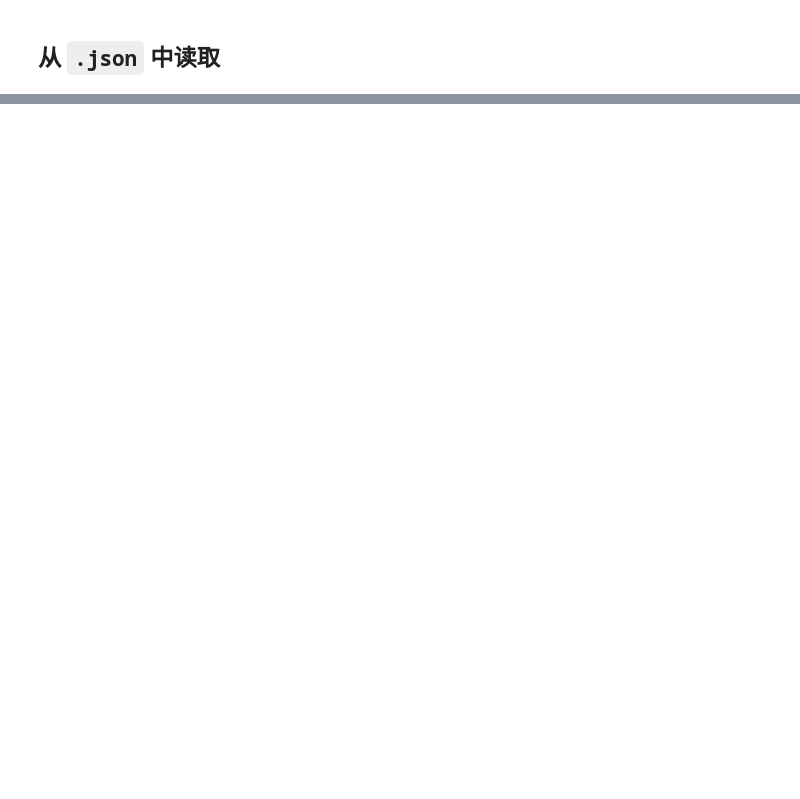
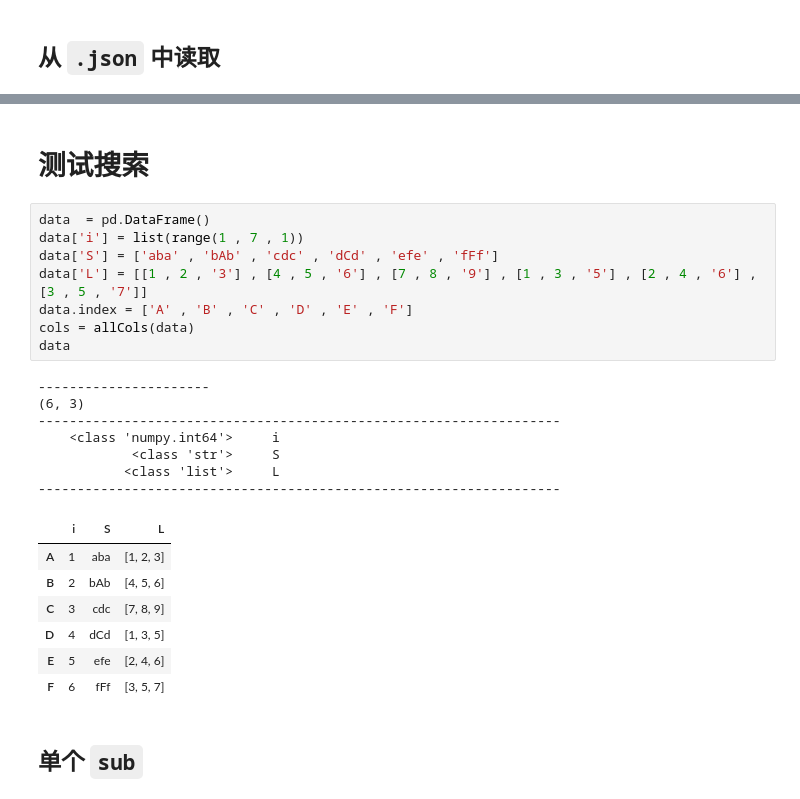
Before and after one commit to haitao9833/haitaoPython, a Jupyter notebook: file_Tool_Test.ipynb, the cells around one changed output, grey strips where cells are left out. Drawn from its saved outputs; the diff is of its cells as text; blank space fills up the shorter version.

```diff
--- a/file_Tool_Test.ipynb
+++ b/file_Tool_Test.ipynb
@@ -101,0 +235,27 @@ data.iloc[[6]]
+# %% [markdown]
+# 测试搜索
+# %%
+data  = pd.DataFrame()
+data['i'] = list(range(1 , 7 , 1))
+data['S'] = ['aba' , 'bAb' , 'cdc' , 'dCd' , 'efe' , 'fFf']
+data['L'] = [[1 , 2 , '3'] , [4 , 5 , '6'] , [7 , 8 , '9'] , [1 , 3 , '5'] , [2 , 4 , '6'] , [3 , 5 , '7']]
+data.index = ['A' , 'B' , 'C' , 'D' , 'E' , 'F']
+cols = allCols(data)
+data
+# %% [output]
+----------------------
+(6, 3)
+-------------------------------------------------------------------
+    <class 'numpy.int64'>     i
+            <class 'str'>     S
+           <class 'list'>     L
+-------------------------------------------------------------------
+|  | i | S | L |
+| A | 1 | aba | [1, 2, 3] |
+| B | 2 | bAb | [4, 5, 6] |
+| C | 3 | cdc | [7, 8, 9] |
+| D | 4 | dCd | [1, 3, 5] |
+| E | 5 | efe | [2, 4, 6] |
+| F | 6 | fFf | [3, 5, 7] |
+# %% [markdown]
+## 单个 `sub`
```
Also changed, not shown: parts of 88 cells of this notebook.
